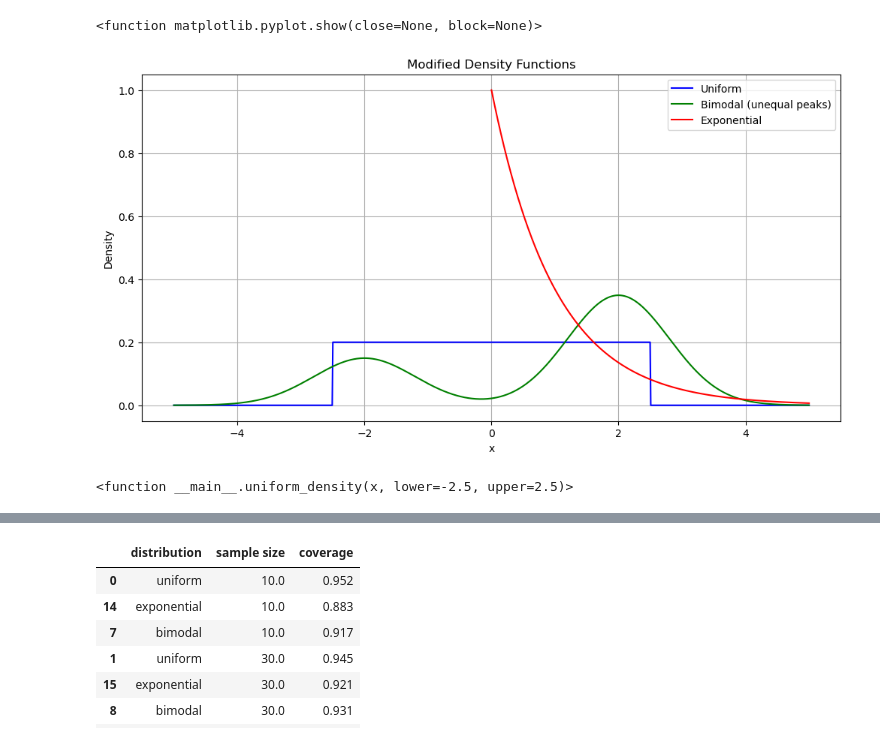
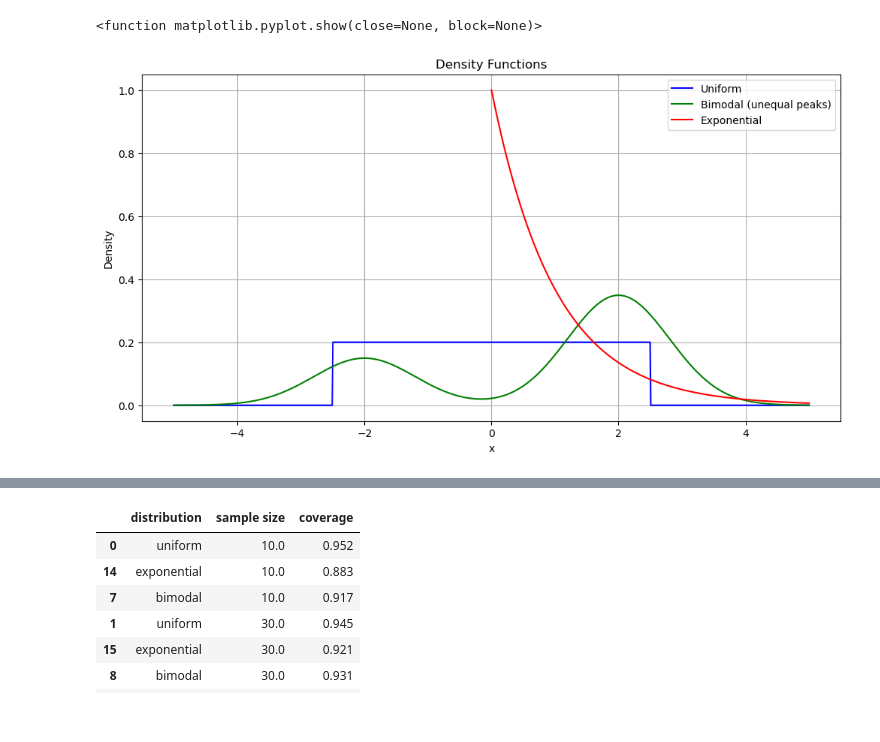
Before and after one commit to Hamzah-A98/Hamzah-A98.github.io, a Jupyter notebook: clt_stuff.ipynb, the cells around one changed output, grey strips where cells are left out. Saved outputs shown, nothing was run; the diff lists cells and outputs as text; code cells hidden in the pictures.

```diff
--- a/clt_stuff.ipynb
+++ b/clt_stuff.ipynb
@@ -68,35 +68,35 @@ def exponential_density(x, rate=1):
     return rate * np.exp(-rate * x) * (x >= 0)
 
 # Define the x range
 x = np.linspace(-5, 5, 1000)
 
 # Calculate the density values
 uniform = uniform_density(x, lower=-2.5, upper=2.5)  # Uniform
 bimodal = bimodal_density(x)  # Bimodal with unequal peaks
 x_exp = np.linspace(0, 5, 1000)  # Exponential is defined for x >= 0
 exponential = exponential_density(x_exp, rate=1)  # Exponential
 
 # Plot the density functions
 plt.figure(figsize=(12, 6))
 
 plt.plot(x, uniform, label='Uniform', color='blue')
 plt.plot(x, bimodal, label='Bimodal (unequal peaks)', color='green')
 plt.plot(x_exp, exponential, label='Exponential', color='red')
 
-plt.title('Modified Density Functions')
+plt.title('Density Functions')
 plt.xlabel('x')
 plt.ylabel('Density')
 plt.legend()
 plt.grid(True)
 
 # Save the plot to a file
 plt.savefig('modified_density_functions.png', dpi=300)
 
 # Show the plot
 plt.show
 # %% [output]
 <function matplotlib.pyplot.show(close=None, block=None)>
-[figure, old version]
+[figure, new version]
 # %%
 def accept_reject(pdf, desired_sample):
     x_values = np.linspace(-5, 5, 10000)
@@ -110,10 +110,6 @@ def accept_reject(pdf, desired_sample):
             samples.append(x_i)
 
     return samples
-# %%
-Distribution[0]
-# %% [output]
-<function __main__.uniform_density(x, lower=-2.5, upper=2.5)>
 # %%
 Distribution = [uniform_density, bimodal_density, exponential_density]
 names = ['uniform', 'bimodal', 'exponential']
```
Also changed, not shown: parts of 28 cells of this notebook, 5 other files.
